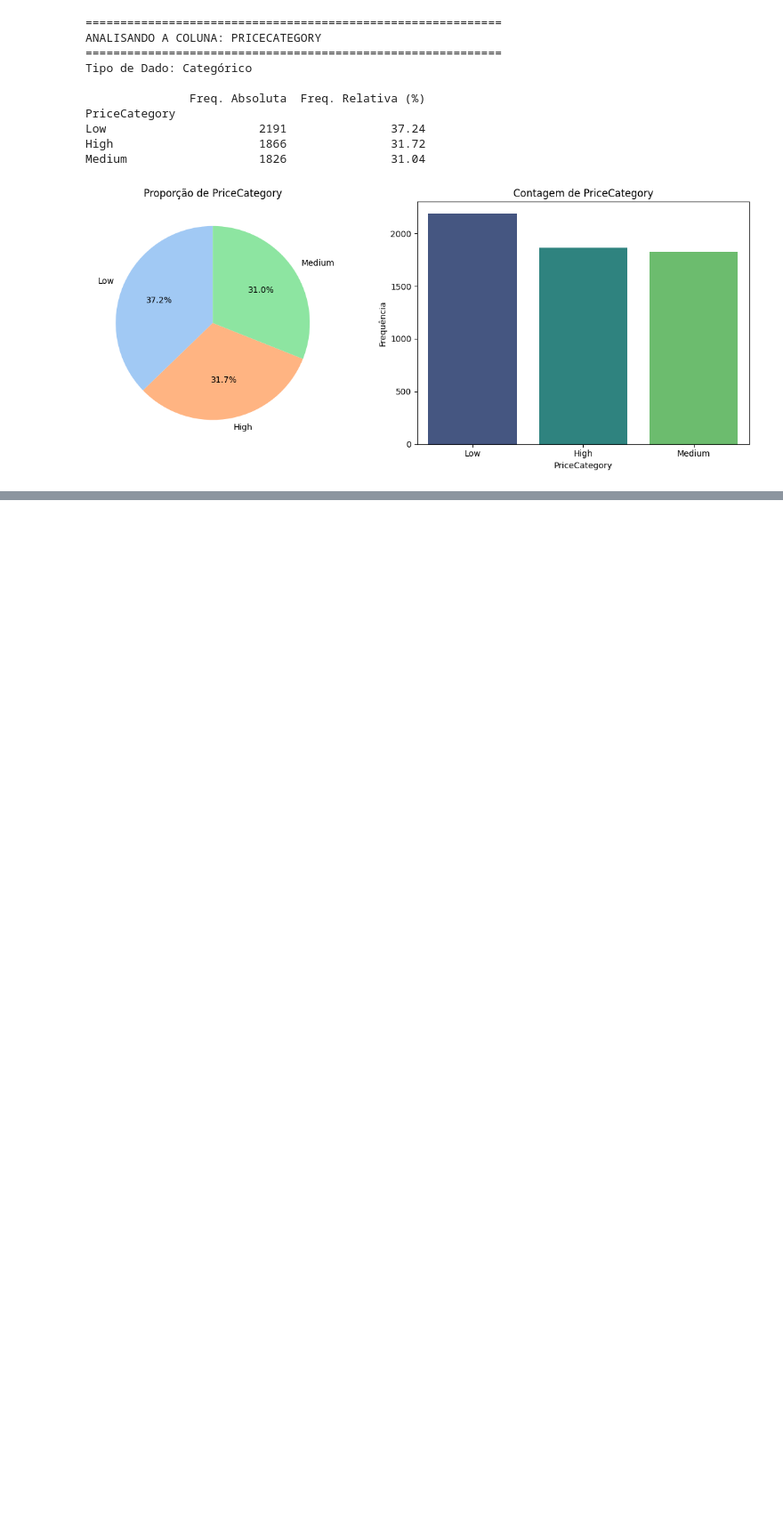
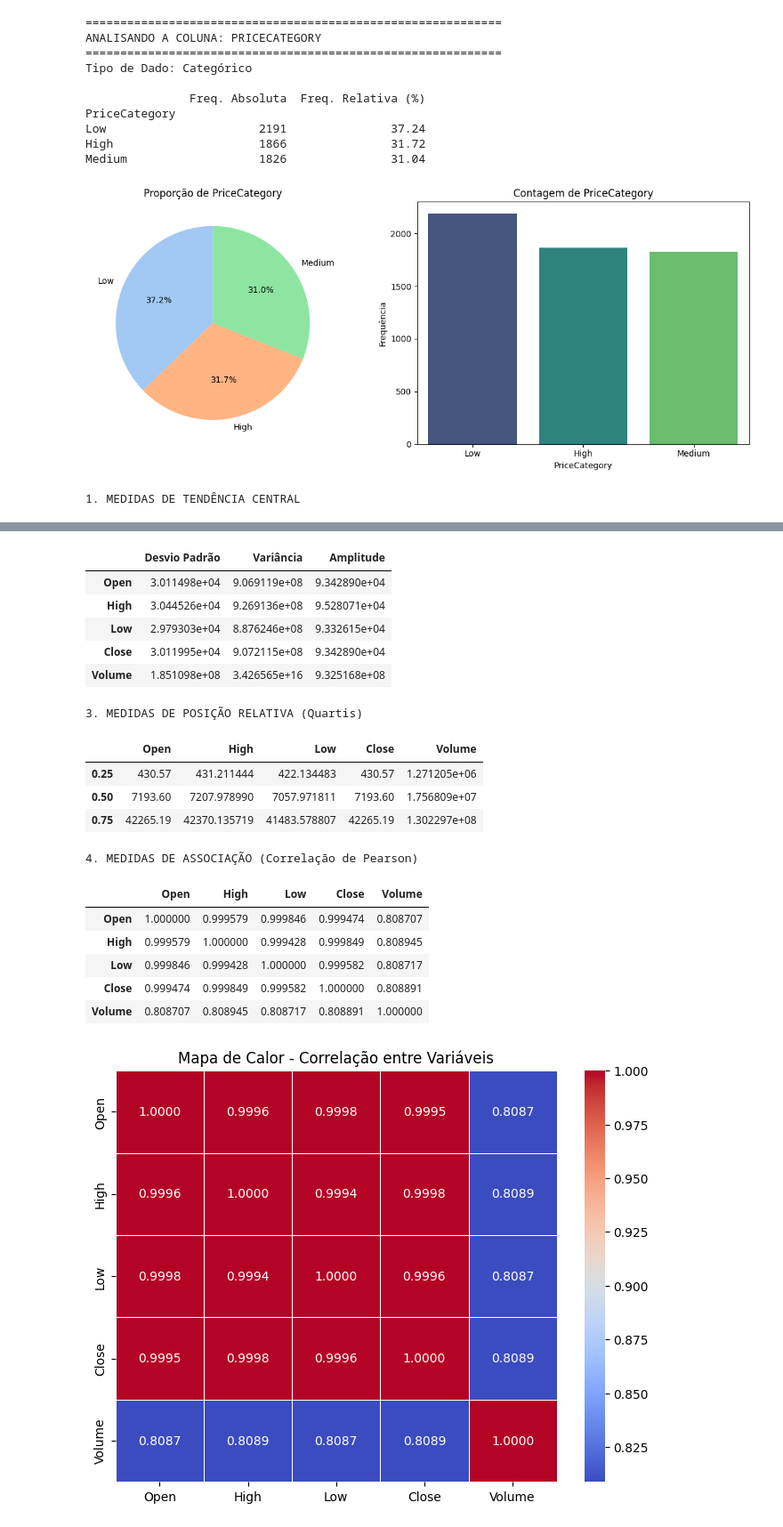
Before and after one commit to iTzK1/ProjetoBitcoin, a Jupyter notebook: ProjetoKauan.ipynb, the cells around one changed output, grey strips where cells are left out. Shown at 89% size. Drawn from its saved outputs; the diff is of its cells as text; code cells hidden in the pictures; blank space fills up the shorter version.

Commit message:
tendencias

```diff
--- a/ProjetoKauan.ipynb
+++ b/ProjetoKauan.ipynb
@@ -410,3 +410,50 @@ Low                      2191               37.24
 High                     1866               31.72
 Medium                   1826               31.04
 [figure]
+# %%
+from IPython.display import display, HTML
+
+df_num = df[['Open', 'High', 'Low', 'Close', 'Volume']]
+
+
+print("1. MEDIDAS DE TENDÊNCIA CENTRAL")
+
+df_tendencia = pd.DataFrame({
+    'Média': df_num.mean(),
+    'Mediana': df_num.median()
+})
+display(df_tendencia)
+print(f"Moda (Preço de Fechamento mais comum): {df['Close'].mode()}\n")
+
+
+
+print("2. MEDIDAS DE DISPERSÃO")
+
+df_dispersao = pd.DataFrame({
+    'Desvio Padrão': df_num.std(),
+    'Variância': df_num.var(),
+    'Amplitude': df_num.max() - df_num.min()
+})
+display(df_dispersao)
+print("\n")
+
+
+
+print("3. MEDIDAS DE POSIÇÃO RELATIVA (Quartis)")
+
+display(df_num.quantile([0.25, 0.50, 0.75]))
+print("\n")
+
+
+
+print("4. MEDIDAS DE ASSOCIAÇÃO (Correlação de Pearson)")
+
+display(df_num.corr())
+
+
+plt.figure(figsize=(8, 6))
+sns.heatmap(df_num.corr(), annot=True, cmap='coolwarm', fmt=".4f", linewidths=.5)
+plt.title('Mapa de Calor - Correlação entre Variáveis')
+plt.show()
+# %% [output]
+1. MEDIDAS DE TENDÊNCIA CENTRAL
@@ -412,0 +473,19 @@ Medium                   1826               31.04
+|  | Desvio Padrão | Variância | Amplitude |
+| Open | 3.011498e+04 | 9.069119e+08 | 9.342890e+04 |
+| High | 3.044526e+04 | 9.269136e+08 | 9.528071e+04 |
+| Low | 2.979303e+04 | 8.876246e+08 | 9.332615e+04 |
+| Close | 3.011995e+04 | 9.072115e+08 | 9.342890e+04 |
+| Volume | 1.851098e+08 | 3.426565e+16 | 9.325168e+08 |
+3. MEDIDAS DE POSIÇÃO RELATIVA (Quartis)
+|  | Open | High | Low | Close | Volume |
+| 0.25 | 430.57 | 431.211444 | 422.134483 | 430.57 | 1.271205e+06 |
+| 0.50 | 7193.60 | 7207.978990 | 7057.971811 | 7193.60 | 1.756809e+07 |
+| 0.75 | 42265.19 | 42370.135719 | 41483.578807 | 42265.19 | 1.302297e+08 |
+4. MEDIDAS DE ASSOCIAÇÃO (Correlação de Pearson)
+|  | Open | High | Low | Close | Volume |
+| Open | 1.000000 | 0.999579 | 0.999846 | 0.999474 | 0.808707 |
+| High | 0.999579 | 1.000000 | 0.999428 | 0.999849 | 0.808945 |
+| Low | 0.999846 | 0.999428 | 1.000000 | 0.999582 | 0.808717 |
+| Close | 0.999474 | 0.999849 | 0.999582 | 1.000000 | 0.808891 |
+| Volume | 0.808707 | 0.808945 | 0.808717 | 0.808891 | 1.000000 |
+[figure, added]
```
Also changed, not shown: parts of 2 cells of this notebook.
